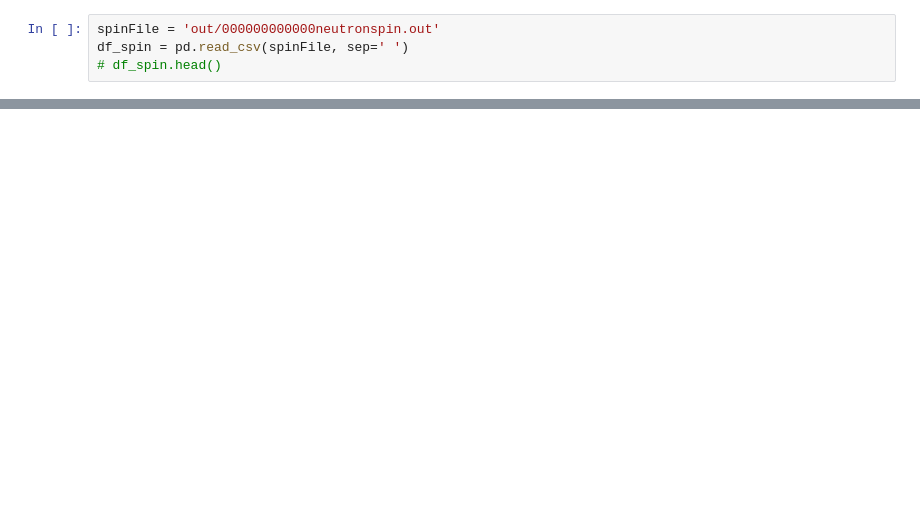
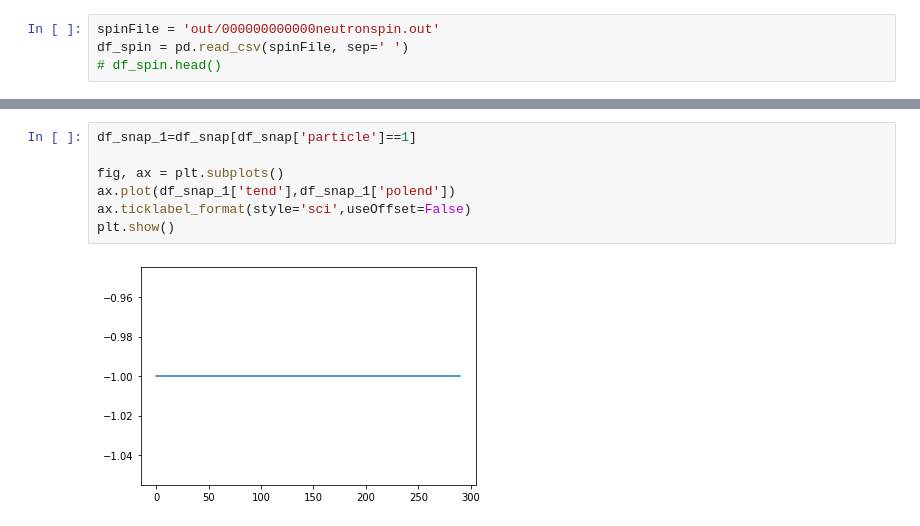
Before and after one commit to jaredBrewington/PENTrack, a Jupyter notebook: analysis/analysis.ipynb, the cells around one changed output, grey strips where cells are left out. Saved outputs shown, nothing was run; the diff lists cells and outputs as text; blank space fills up the shorter version.

```diff
--- a/analysis/analysis.ipynb
+++ b/analysis/analysis.ipynb
@@ -57,3 +63,12 @@ plt.show()
 # %% [output]
 [interactive output not drawn]
 [interactive output not drawn]
+# %%
+df_snap_1=df_snap[df_snap['particle']==1]
+
+fig, ax = plt.subplots()
+ax.plot(df_snap_1['tend'],df_snap_1['polend'])
+ax.ticklabel_format(style='sci',useOffset=False)
+plt.show()
+# %% [output]
+[figure, added]
```
Also changed, not shown: parts of 2 cells of this notebook, 2 other files.
